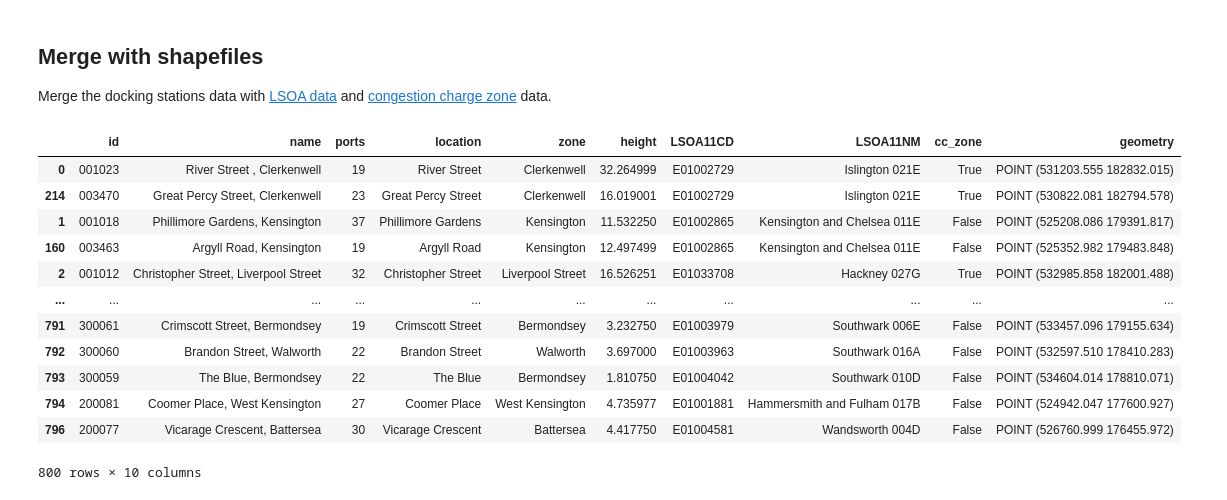
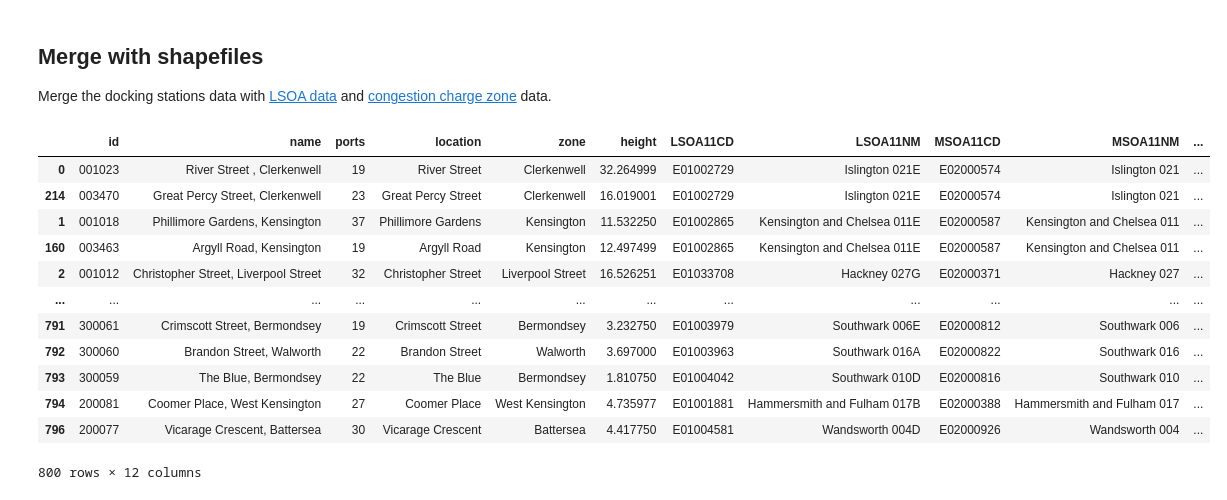
Before and after one commit to sokimura39/QM_Report, a Jupyter notebook: bike_points.ipynb, the cells around one changed output. Saved outputs shown, nothing was run; the diff lists cells and outputs as text; code cells hidden in the pictures.

Commit message:
Add MSOA to bike points

```diff
--- a/bike_points.ipynb
+++ b/bike_points.ipynb
@@ -248,21 +248,21 @@ points_gdf_merged['cc_zone'] = points_gdf.intersects(cc_gdf.unary_union)
 # %%
 # extract the necessary columns
-extract = ['id', 'name', 'ports', 'location', 'zone', 'height', 'LSOA11CD', 'LSOA11NM', 'cc_zone',  'geometry']
+extract = ['id', 'name', 'ports', 'location', 'zone', 'height', 'LSOA11CD', 'LSOA11NM', 'MSOA11CD', 'MSOA11NM', 'cc_zone',  'geometry']
 points_gdf_merged[extract]
 # %% [output]
-|  | id | name | ports | location | zone | height | LSOA11CD | LSOA11NM | cc_zone | geometry |
-| 0 | 001023 | River Street , Clerkenwell | 19 | River Street | Clerkenwell | 32.264999 | E01002729 | Islington 021E | True | POINT (531203.555 182832.015) |
-| 214 | 003470 | Great Percy Street, Clerkenwell | 23 | Great Percy Street | Clerkenwell | 16.019001 | E01002729 | Islington 021E | True | POINT (530822.081 182794.578) |
-| 1 | 001018 | Phillimore Gardens, Kensington | 37 | Phillimore Gardens | Kensington | 11.532250 | E01002865 | Kensington and Chelsea 011E | False | POINT (525208.086 179391.817) |
-| 160 | 003463 | Argyll Road, Kensington | 19 | Argyll Road | Kensington | 12.497499 | E01002865 | Kensington and Chelsea 011E | False | POINT (525352.982 179483.848) |
-| 2 | 001012 | Christopher Street, Liverpool Street | 32 | Christopher Street | Liverpool Street | 16.526251 | E01033708 | Hackney 027G | True | POINT (532985.858 182001.488) |
-| ... | ... | ... | ... | ... | ... | ... | ... | ... | ... | ... |
-| 791 | 300061 | Crimscott Street, Bermondsey | 19 | Crimscott Street | Bermondsey | 3.232750 | E01003979 | Southwark 006E | False | POINT (533457.096 179155.634) |
-| 792 | 300060 | Brandon Street, Walworth | 22 | Brandon Street | Walworth | 3.697000 | E01003963 | Southwark 016A | False | POINT (532597.510 178410.283) |
-| 793 | 300059 | The Blue, Bermondsey | 22 | The Blue | Bermondsey | 1.810750 | E01004042 | Southwark 010D | False | POINT (534604.014 178810.071) |
-| 794 | 200081 | Coomer Place, West Kensington | 27 | Coomer Place | West Kensington | 4.735977 | E01001881 | Hammersmith and Fulham 017B | False | POINT (524942.047 177600.927) |
-| 796 | 200077 | Vicarage Crescent, Battersea | 30 | Vicarage Crescent | Battersea | 4.417750 | E01004581 | Wandsworth 004D | False | POINT (526760.999 176455.972) |
+|  | id | name | ports | location | zone | height | LSOA11CD | LSOA11NM | MSOA11CD | MSOA11NM | ... |
+| 0 | 001023 | River Street , Clerkenwell | 19 | River Street | Clerkenwell | 32.264999 | E01002729 | Islington 021E | E02000574 | Islington 021 | ... |
+| 214 | 003470 | Great Percy Street, Clerkenwell | 23 | Great Percy Street | Clerkenwell | 16.019001 | E01002729 | Islington 021E | E02000574 | Islington 021 | ... |
+| 1 | 001018 | Phillimore Gardens, Kensington | 37 | Phillimore Gardens | Kensington | 11.532250 | E01002865 | Kensington and Chelsea 011E | E02000587 | Kensington and Chelsea 011 | ... |
+| 160 | 003463 | Argyll Road, Kensington | 19 | Argyll Road | Kensington | 12.497499 | E01002865 | Kensington and Chelsea 011E | E02000587 | Kensington and Chelsea 011 | ... |
+| 2 | 001012 | Christopher Street, Liverpool Street | 32 | Christopher Street | Liverpool Street | 16.526251 | E01033708 | Hackney 027G | E02000371 | Hackney 027 | ... |
+| ... | ... | ... | ... | ... | ... | ... | ... | ... | ... | ... | ... |
+| 791 | 300061 | Crimscott Street, Bermondsey | 19 | Crimscott Street | Bermondsey | 3.232750 | E01003979 | Southwark 006E | E02000812 | Southwark 006 | ... |
+| 792 | 300060 | Brandon Street, Walworth | 22 | Brandon Street | Walworth | 3.697000 | E01003963 | Southwark 016A | E02000822 | Southwark 016 | ... |
+| 793 | 300059 | The Blue, Bermondsey | 22 | The Blue | Bermondsey | 1.810750 | E01004042 | Southwark 010D | E02000816 | Southwark 010 | ... |
+| 794 | 200081 | Coomer Place, West Kensington | 27 | Coomer Place | West Kensington | 4.735977 | E01001881 | Hammersmith and Fulham 017B | E02000388 | Hammersmith and Fulham 017 | ... |
+| 796 | 200077 | Vicarage Crescent, Battersea | 30 | Vicarage Crescent | Battersea | 4.417750 | E01004581 | Wandsworth 004D | E02000926 | Wandsworth 004 | ... |
-800 rows × 10 columns
+800 rows × 12 columns
 # %%
 # save as geoparquet
 
```
Also changed, not shown: parts of 3 cells of this notebook.
